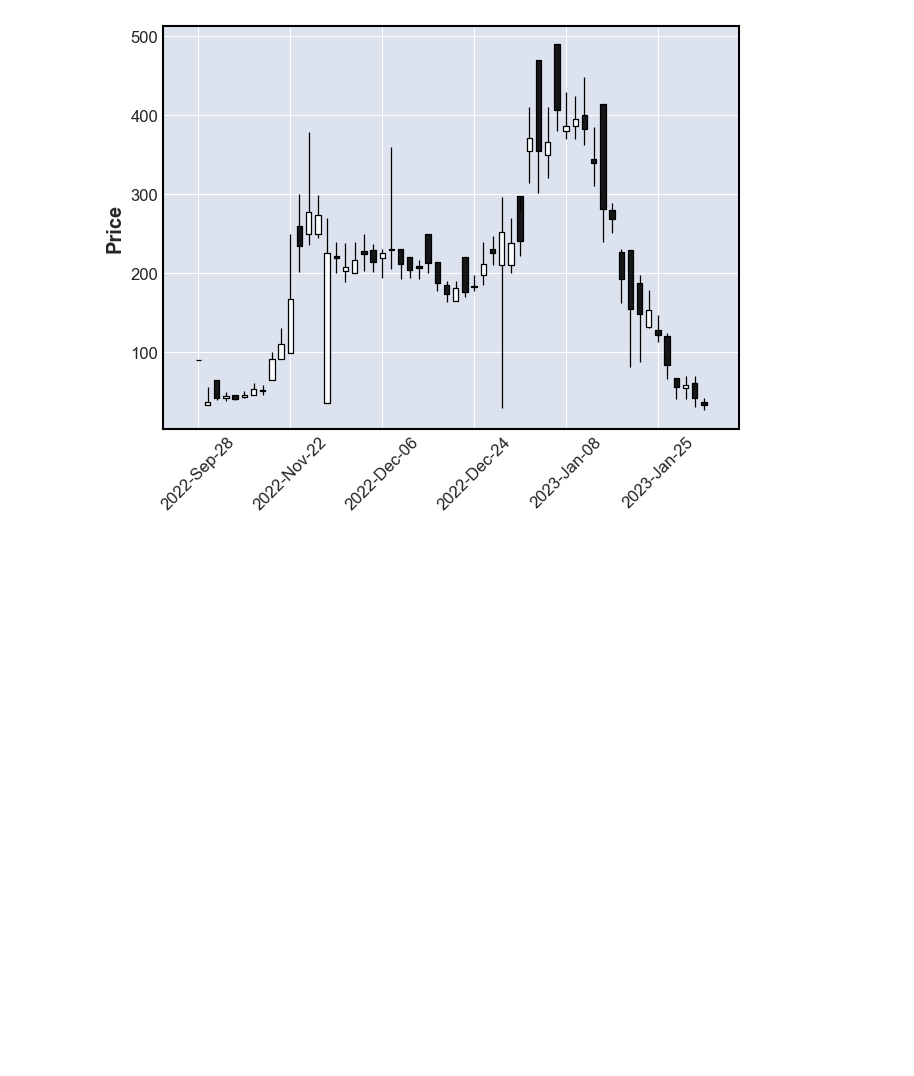
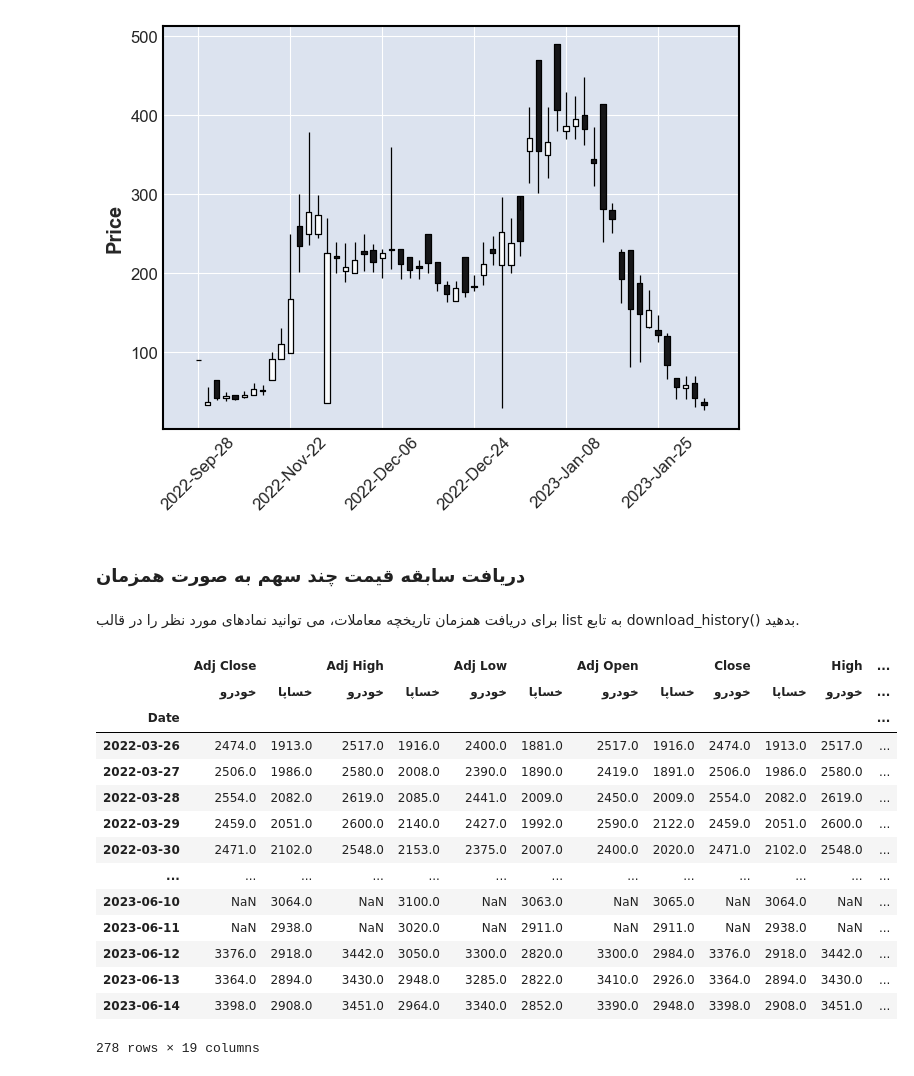
Before and after one commit to sm-sokout/tse-option, a Jupyter notebook: Example/Example.ipynb, the cells around one changed output. Drawn from its saved outputs; the diff is of its cells as text; code cells hidden in the pictures; blank space fills up the shorter version.

```diff
--- a/Example/Example.ipynb
+++ b/Example/Example.ipynb
@@ -152,3 +152,26 @@ df = tso.download_history("ضسپا1208")
 mpf.plot(df, type='candle')
 # %% [output]
 [figure]
+# %% [markdown]
+### دریافت سابقه قیمت چند سهم به صورت همزمان
+# %% [markdown]
+برای دریافت همزمان تاریخچه معاملات، می توانید نمادهای مورد نظر را در قالب list به تابع download_history() بدهید.
+# %%
+df = tso.download_history(symbols=["خودرو","خساپا"],j_date=True,start="1401-01-01",adjust_price=True)
+df
+# %% [output]
+|  | Adj Close |  | Adj High |  | Adj Low |  | Adj Open |  | Close |  | High | ... |
+|  | خودرو | خساپا | خودرو | خساپا | خودرو | خساپا | خودرو | خساپا | خودرو | خساپا | خودرو | ... |
+| Date |  |  |  |  |  |  |  |  |  |  |  | ... |
+| 2022-03-26 | 2474.0 | 1913.0 | 2517.0 | 1916.0 | 2400.0 | 1881.0 | 2517.0 | 1916.0 | 2474.0 | 1913.0 | 2517.0 | ... |
+| 2022-03-27 | 2506.0 | 1986.0 | 2580.0 | 2008.0 | 2390.0 | 1890.0 | 2419.0 | 1891.0 | 2506.0 | 1986.0 | 2580.0 | ... |
+| 2022-03-28 | 2554.0 | 2082.0 | 2619.0 | 2085.0 | 2441.0 | 2009.0 | 2450.0 | 2009.0 | 2554.0 | 2082.0 | 2619.0 | ... |
+| 2022-03-29 | 2459.0 | 2051.0 | 2600.0 | 2140.0 | 2427.0 | 1992.0 | 2590.0 | 2122.0 | 2459.0 | 2051.0 | 2600.0 | ... |
+| 2022-03-30 | 2471.0 | 2102.0 | 2548.0 | 2153.0 | 2375.0 | 2007.0 | 2400.0 | 2020.0 | 2471.0 | 2102.0 | 2548.0 | ... |
+| ... | ... | ... | ... | ... | ... | ... | ... | ... | ... | ... | ... | ... |
+| 2023-06-10 | NaN | 3064.0 | NaN | 3100.0 | NaN | 3063.0 | NaN | 3065.0 | NaN | 3064.0 | NaN | ... |
+| 2023-06-11 | NaN | 2938.0 | NaN | 3020.0 | NaN | 2911.0 | NaN | 2911.0 | NaN | 2938.0 | NaN | ... |
+| 2023-06-12 | 3376.0 | 2918.0 | 3442.0 | 3050.0 | 3300.0 | 2820.0 | 3300.0 | 2984.0 | 3376.0 | 2918.0 | 3442.0 | ... |
+| 2023-06-13 | 3364.0 | 2894.0 | 3430.0 | 2948.0 | 3285.0 | 2822.0 | 3410.0 | 2926.0 | 3364.0 | 2894.0 | 3430.0 | ... |
+| 2023-06-14 | 3398.0 | 2908.0 | 3451.0 | 2964.0 | 3340.0 | 2852.0 | 3390.0 | 2948.0 | 3398.0 | 2908.0 | 3451.0 | ... |
+278 rows × 19 columns
```
Also changed, not shown: parts of 5 cells of this notebook.
